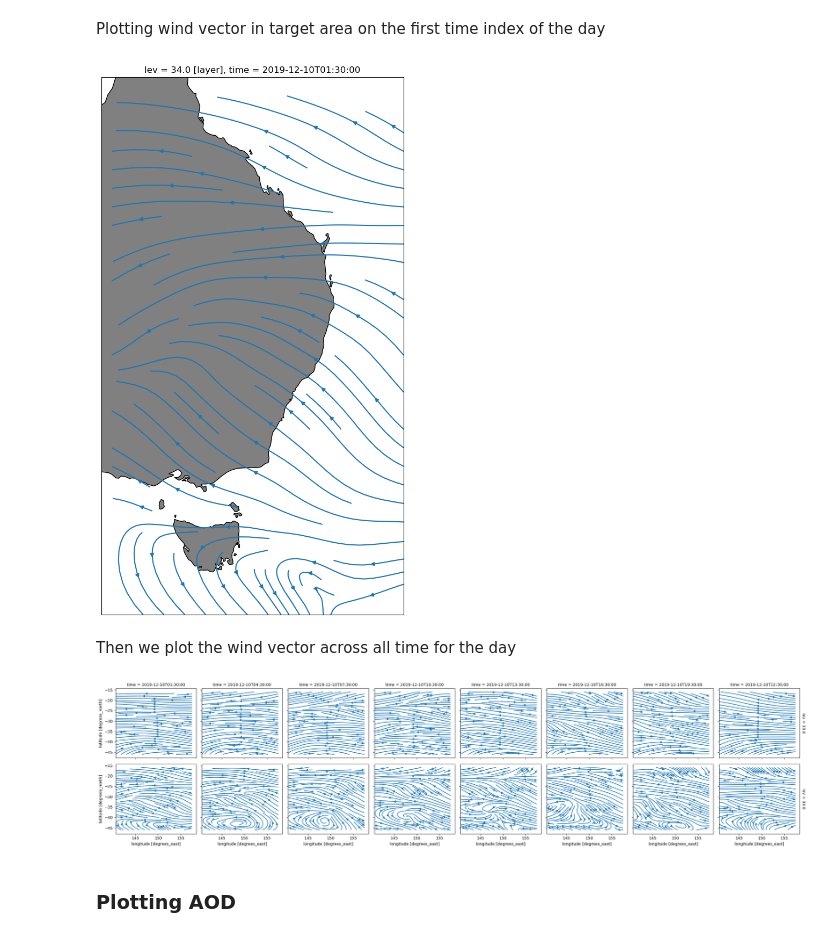
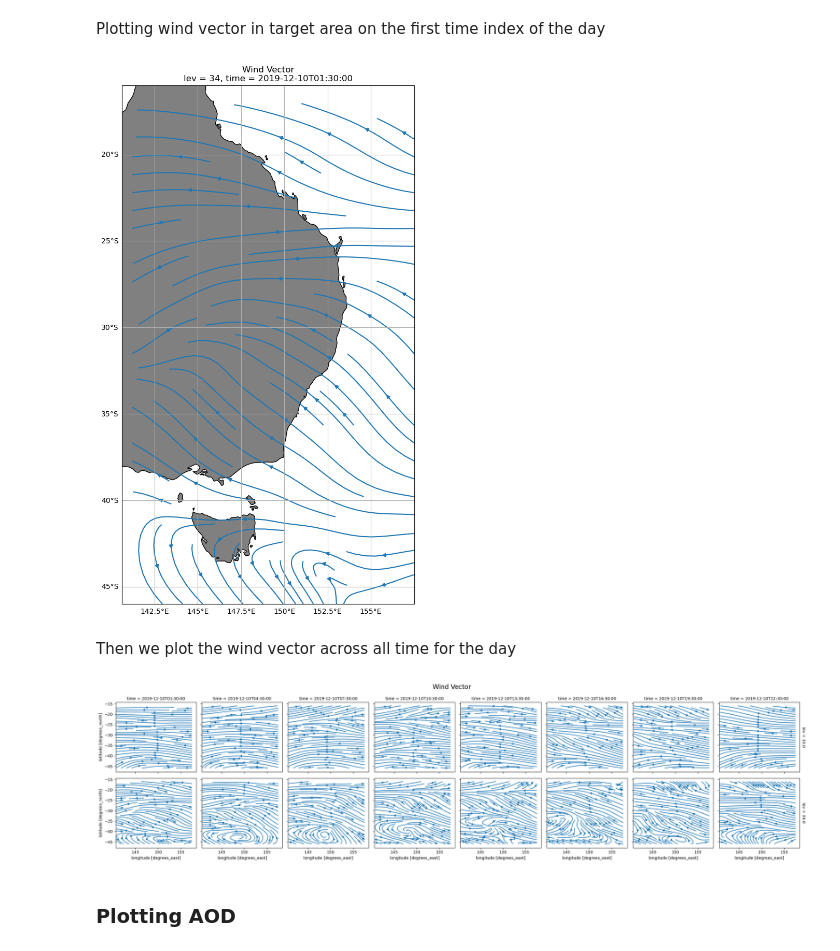
Before and after one commit to andradhandra/advectionGP, a Jupyter notebook: disertation.ipynb, the cells around one changed output. Saved outputs shown, nothing was run; the diff lists cells and outputs as text; code cells hidden in the pictures.

```diff
--- a/disertation.ipynb
+++ b/disertation.ipynb
@@ -160,6 +164,7 @@ http://colaweb.gmu.edu/dev/clim301/lectures/wind/wind-uv#:~:text=ws%20%3D%20sqrt
 We get the speed and vector value on cartesian
 # %%
 speed = np.sqrt(np.square(windU) + np.square(windV))
+
 vector = np.arctan2(windV, windU) * 180 / np.pi
 
 # Create new wind dataset with speed and vector variables
@@ -169,8 +174,10 @@ windDs = xr.Dataset({
     "V": windV,
     "speed": speed,
     "vector": vector,
-},
-attrs={"speed": "m/s", "vector": "degree"})
+})
+
+windDs.speed.attrs["units"] = "m s-1"
+windDs.vector.attrs["units"] = "degree"
 
 windDs
 # %% [output]
@@ -223,23 +237,29 @@ Plotting wind vector in target area on the first time index of the day
 # %%
 fig = plt.figure(figsize=(13,13))
 ax = fig.add_subplot(projection = ccrs.PlateCarree())
 ax.set_extent(targetCoordinates)
 ax.add_feature(NaturalEarthFeature('physical', 'coastline', '50m'),
               facecolor='gray', edgecolor='black')
 strmplt = windDs.isel(time=0, lev=1).plot.streamplot(x="lon", y="lat", u="U", v="V",
                                                      ax=ax, figsize=(13,13), transform=ccrs.PlateCarree())
+strmplt.axes.set_title("Wind Vector\nlev = 34, time = 2019-12-10T01:30:00")
+gl = strmplt.axes.gridlines(draw_labels=True)
+gl.top_labels = False
+gl.right_labels = False
+
 plt.show()
 # %% [output]
-[figure, old version]
+[figure, new version]
 # %% [markdown]
 Then we plot the wind vector across all time for the day
 # %%
 strmplt = windDs.plot.streamplot(x="lon", y="lat", u="U", v="V",
                                 col="time", row="lev")
 
+plt.suptitle("Wind Vector", fontsize=16, y=1.05)
 plt.show()
 # %% [output]
-[figure, old version]
+[figure, new version]
 # %% [markdown]
 ### Plotting AOD
 # %% [markdown]
```
Also changed, not shown: parts of 6 cells of this notebook.
